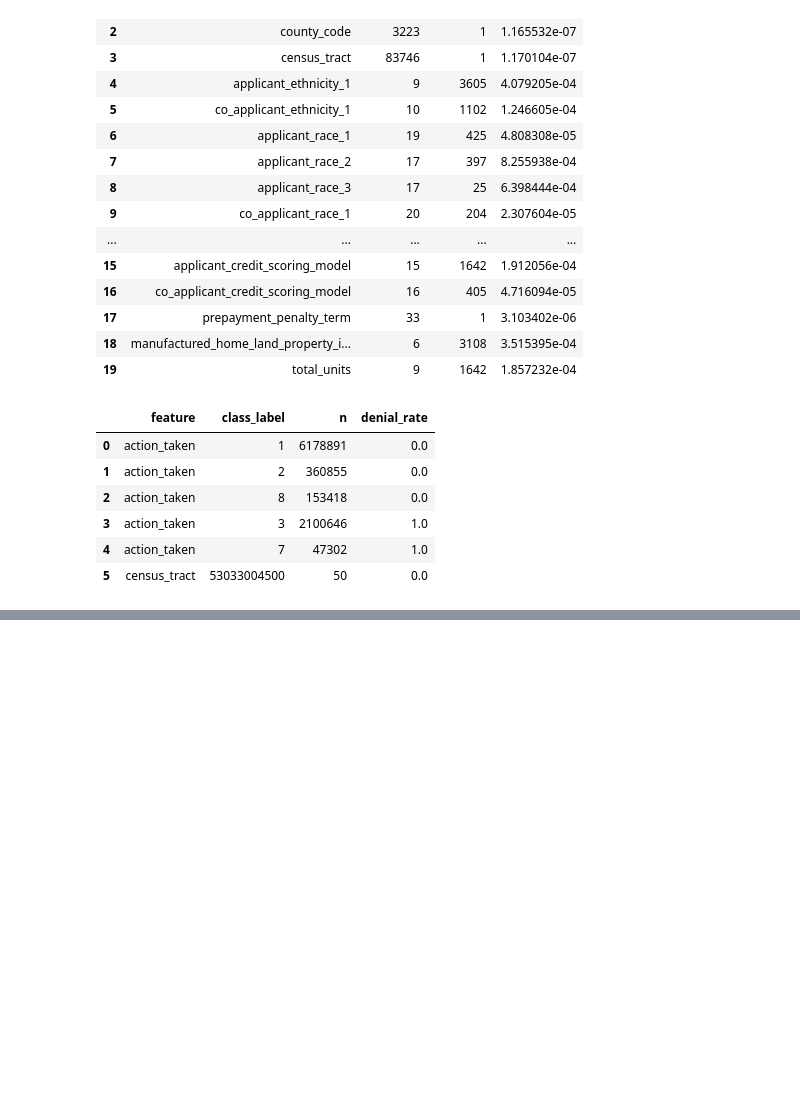
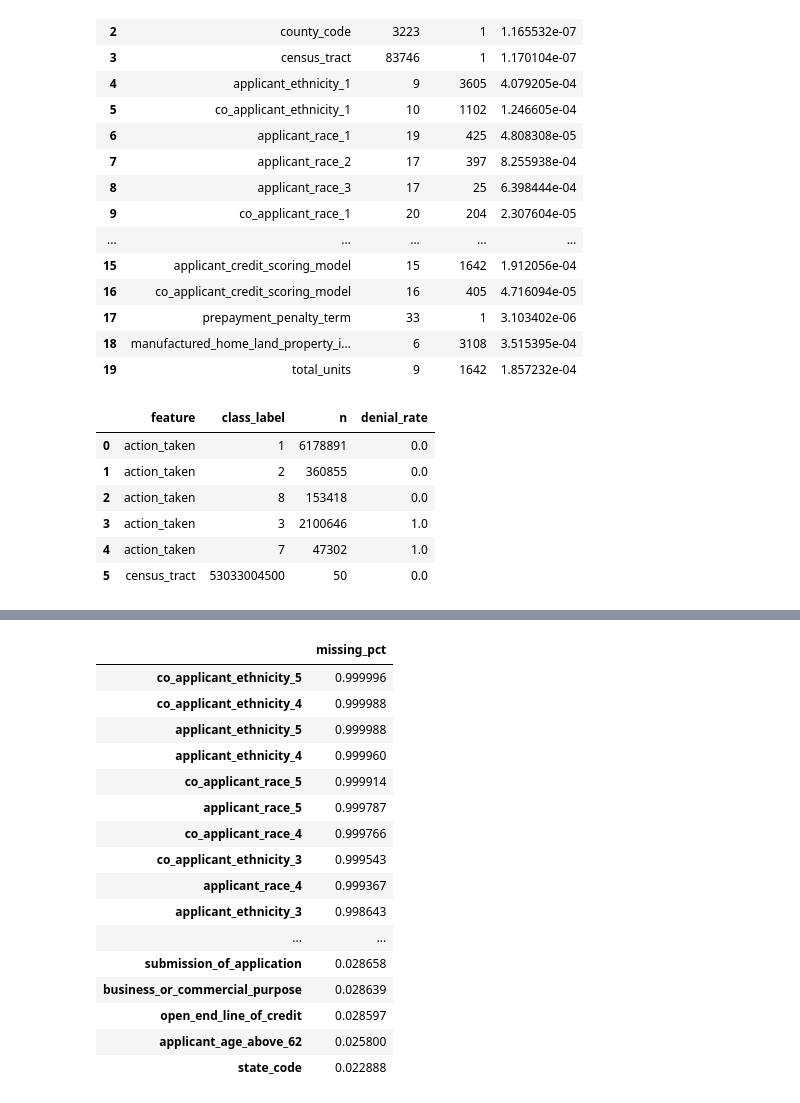
Before and after one commit to emma-hockett/6341_Project, a Jupyter notebook: notebooks/02_eda.ipynb, the cells around one changed output, grey strips where cells are left out. Drawn from its saved outputs; the diff is of its cells as text; code cells hidden in the pictures; blank space fills up the shorter version.

Commit message:
Missing values EDA

```diff
--- a/notebooks/02_eda.ipynb
+++ b/notebooks/02_eda.ipynb
@@ -160,2 +160,30 @@ eh.identify_categories_with_large_denial_ranges(typed_hmda_data, category_cols,
 # %%
 # Most categorical features display some level of class imbalance.  Special attention should be given during feature engineering and modeling.
+# %%
+# Identify columns with notable missing data
+num_na = (
+    typed_hmda_data
+    .isna()
+    .mean()
+    .sort_values(ascending=False)
+    .to_frame('missing_pct')
+)
+num_na[num_na['missing_pct'] > 0.01]  # only show >1% missing
+# %% [output]
+|  | missing_pct |
+| co_applicant_ethnicity_5 | 0.999996 |
+| co_applicant_ethnicity_4 | 0.999988 |
+| applicant_ethnicity_5 | 0.999988 |
+| applicant_ethnicity_4 | 0.999960 |
+| co_applicant_race_5 | 0.999914 |
+| applicant_race_5 | 0.999787 |
+| co_applicant_race_4 | 0.999766 |
+| co_applicant_ethnicity_3 | 0.999543 |
+| applicant_race_4 | 0.999367 |
+| applicant_ethnicity_3 | 0.998643 |
+| ... | ... |
+| submission_of_application | 0.028658 |
+| business_or_commercial_purpose | 0.028639 |
+| open_end_line_of_credit | 0.028597 |
+| applicant_age_above_62 | 0.025800 |
+| state_code | 0.022888 |
```
Also changed, not shown: parts of 3 cells of this notebook, 3 other files.
